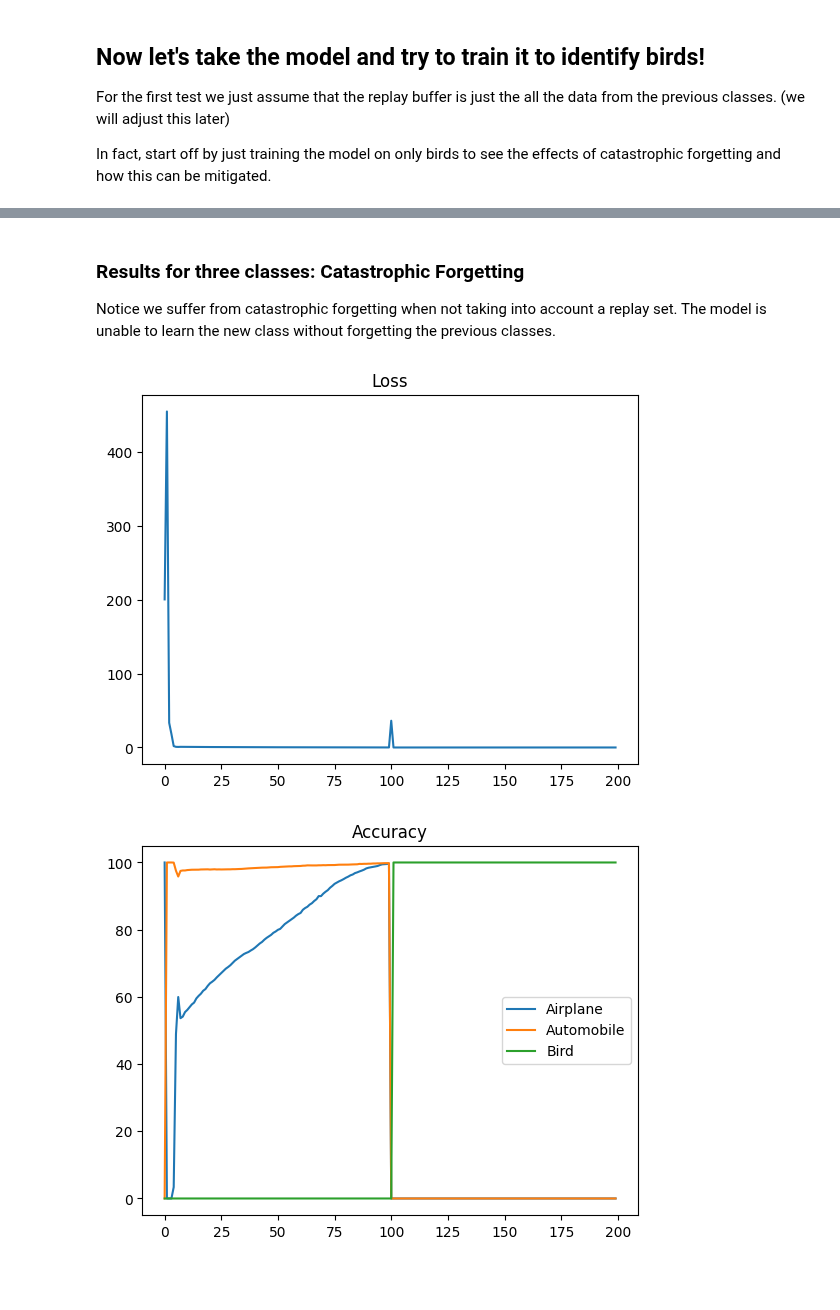
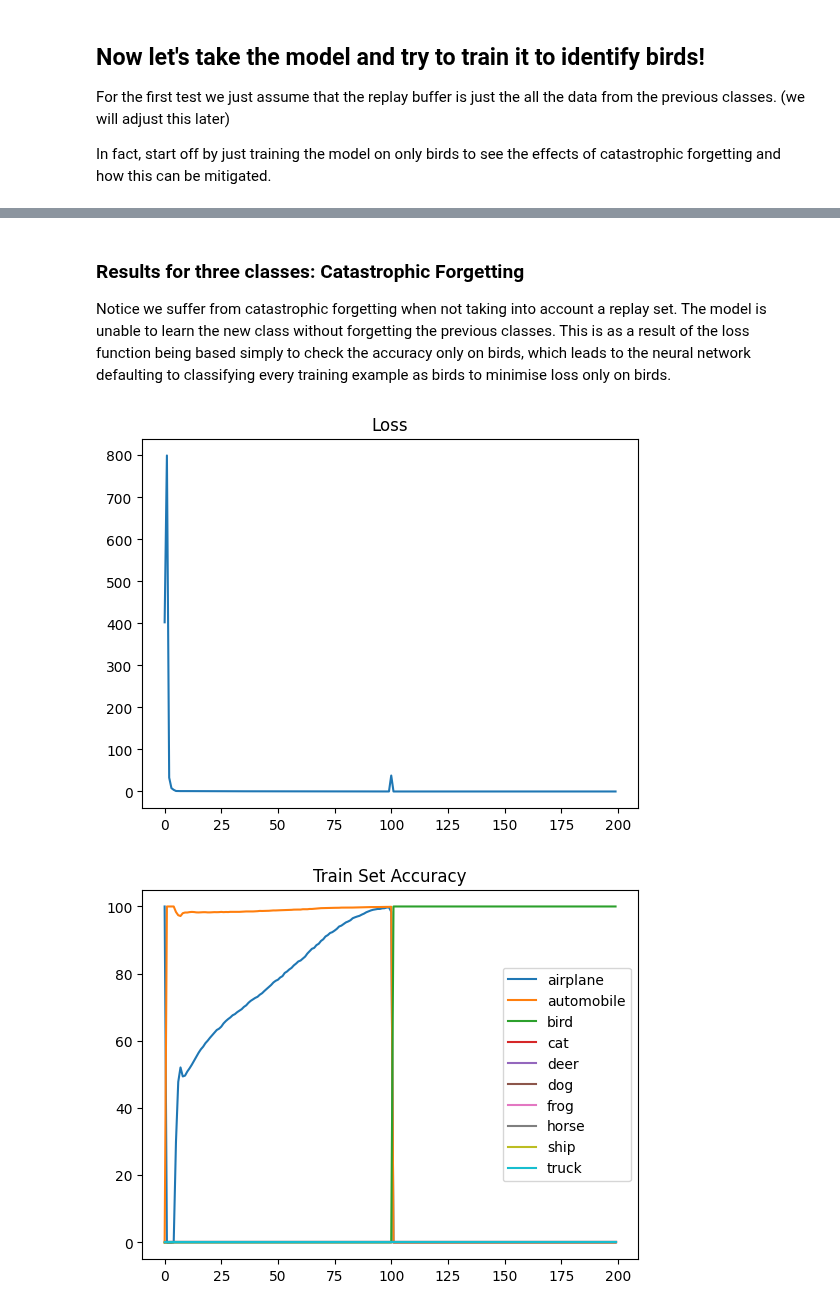
Before and after one commit to DROP-TABLE-CS407/Machine-Unlearning-x-Continual-Learning, a Jupyter notebook: replay_based_CIL.ipynb, the cells around one changed output, grey strips where cells are left out. Saved outputs shown, nothing was run; the diff lists cells and outputs as text; code cells hidden in the pictures; blank space fills up the shorter version.

```diff
--- a/replay_based_CIL.ipynb
+++ b/replay_based_CIL.ipynb
@@ -214,9 +230,9 @@ plt.title('Loss')
 plt.show()
 
 # show airplane and automobile accuracies
-plt.plot(airplane_accuracies, label='Airplane')
-plt.plot(automobile_accuracies, label='Automobile')
-plt.title('Accuracy')
+for classes in accuracies:
+    plt.plot(accuracies[classes], label=classes)
+plt.title('Train Set Accuracy')
 plt.legend()
 plt.show()
 # %% [output]
@@ -230,13 +246,9 @@ For the first test we just assume that the replay buffer is just the all the dat
 
 In fact, start off by just training the model on only birds to see the effects of catastrophic forgetting and how this can be mitigated.
 # %%
-current_train_data = train_split['airplane'] + train_split['automobile'] + train_split['bird']
-current_train_labels = [0] * len(train_split['airplane']) + [1] * len(train_split['automobile']) + [2] * len(train_split['bird'])
 
-# fill bird accuracies with 0s for the first 100 epochs
-bird_accuracies = []
-for i in range(100):
-    bird_accuracies.append(0)
+current_train_data = train_split['bird']
+current_train_labels =  [2] * len(train_split['bird'])
 
 current_train_data = torch.tensor(current_train_data).float()
 current_train_labels = torch.tensor(current_train_labels)
@@ -247,7 +259,7 @@ if torch.cuda.is_available():
     current_train_labels = current_train_labels.cuda()
 
 for i in range(epochs):
-    for j in range(len(train_split['airplane']) + len(train_split['automobile']), len(current_train_data), batch_size):
+    for j in range(0, len(current_train_data), batch_size):
         optimiser.zero_grad()
         images = current_train_data[j:j+batch_size]
         labels = current_train_labels[j:j+batch_size]
@@ -259,23 +271,6 @@ for i in range(epochs):
         if (j == 0):
             losses.append(loss.item())
             # calculate accuracy
-            correct_airplanes = 0
-            correct_automobiles = 0
-            correct_birds = 0
-            total_airplanes = len(train_split['airplane'])
-            total_automobiles = len(train_split['automobile'])
-            total_birds = len(train_split['bird'])
-            with torch.no_grad():
-                image = current_train_data[0:len(current_train_data)]
-                labels = current_train_labels[0:len(current_train_labels)]
-                outputs = model(image)
-                _, predicted = torch.max(outputs.data, 1)
-                correct_airplanes += (predicted[labels == 0] == labels[labels == 0]).sum().item()
-                correct_automobiles += (predicted[labels == 1] == labels[labels == 1]).sum().item()
-                correct_birds += (predicted[labels == 2] == labels[labels == 2]).sum().item()
-
-            airplane_accuracies.append(correct_airplanes/total_airplanes * 100)
-            automobile_accuracies.append(correct_automobiles/total_automobiles * 100)
-            bird_accuracies.append(correct_birds/total_birds * 100)
-            print(f"Epoch {i+1}/{epochs}, Loss: {loss.item():.2f}, Accuracy: Airplanes: {correct_airplanes/total_airplanes * 100:.2f}% Automobiles: {correct_automobiles/total_automobiles * 100:.2f}% Birds: {correct_birds/total_birds * 100:.2f}%")
+            accuracy_string, accuracies = calculate_accuracy(model, accuracies, train_data, train_labels)
+            print(f"Epoch {i+1}/{epochs}, Loss: {loss.item():.2f}, " + accuracy_string)
 # %% [output]
@@ -300,20 +295,20 @@ Epoch 100/100, Loss: 0.00, Accuracy: Airplanes: 0.00% Automobiles: 0.00% Birds:
 ### Results for three classes: Catastrophic Forgetting
 
 Notice we suffer from catastrophic forgetting when not taking into account a replay set. The model is unable to learn the new class without forgetting the previous classes.
+This is as a result of the loss function being based simply to check the accuracy only on birds, which leads to the neural network defaulting to classifying every training example as birds to minimise loss only on birds.
 # %%
 # plot the loss and accuracy
 # fix axes labels
 plt.plot(losses)
 plt.title('Loss')
 plt.show()
 
 # show airplane and automobile accuracies
-plt.plot(airplane_accuracies, label='Airplane')
-plt.plot(automobile_accuracies, label='Automobile')
-plt.plot(bird_accuracies, label='Bird')
-plt.title('Accuracy')
+for classes in accuracies:
+    plt.plot(accuracies[classes], label=classes)
+plt.title('Train Set Accuracy')
 plt.legend()
 plt.show()
 # %% [output]
-[figure, old version]
+[figure, new version]
-[figure, old version]
+[figure, new version]
```
Also changed, not shown: parts of 11 cells of this notebook.
